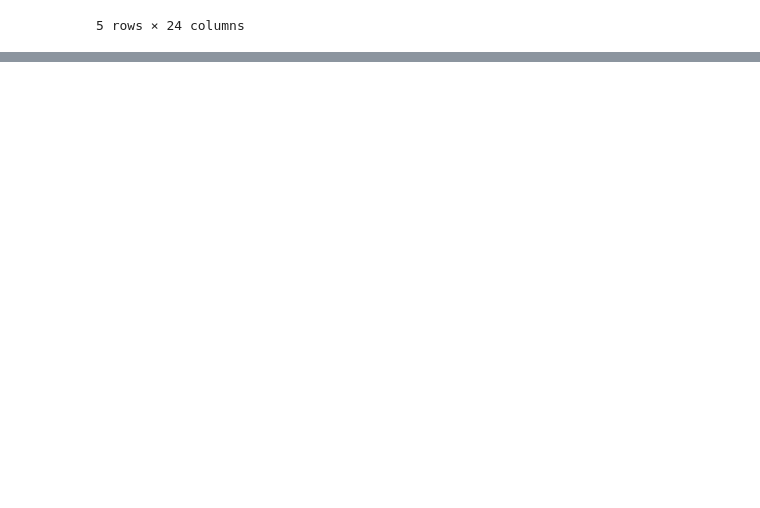
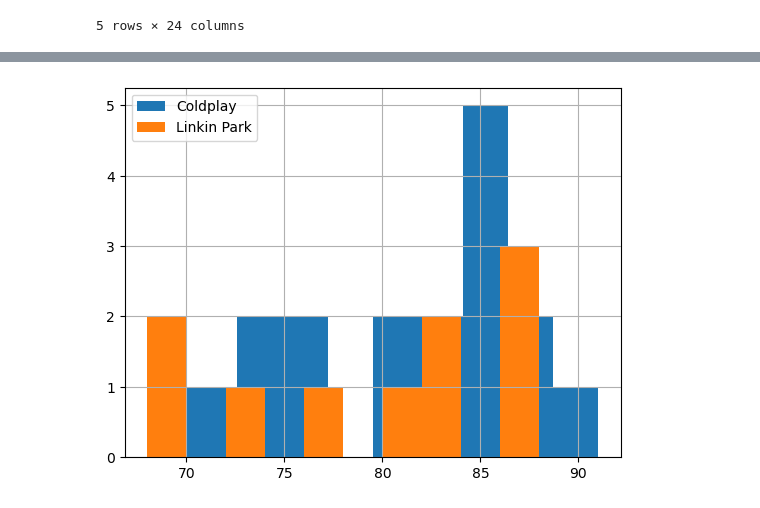
Before and after one commit to zayazaku/data_analysis, a Jupyter notebook: Spotify.ipynb, the cells around one changed output, grey strips where cells are left out. Drawn from its saved outputs; the diff is of its cells as text; code cells hidden in the pictures; blank space fills up the shorter version.

```diff
--- a/Spotify.ipynb
+++ b/Spotify.ipynb
@@ -452,0 +507,9 @@ KeyError: "['playlist_url', 'track_id', 'artist_id', 'speechiness', 'acousticnes
+# %%
+#histogram 1
+df[df['artist_name'] == 'Coldplay']['track_popularity'].hist()
+#histogram 2
+df[df['artist_name'] == 'Linkin Park']['track_popularity'].hist()
+plt.legend(['Coldplay', 'Linkin Park'])
+plt.show()
+# %% [output]
+[figure, added]
```
Also changed, not shown: parts of 28 cells of this notebook.
